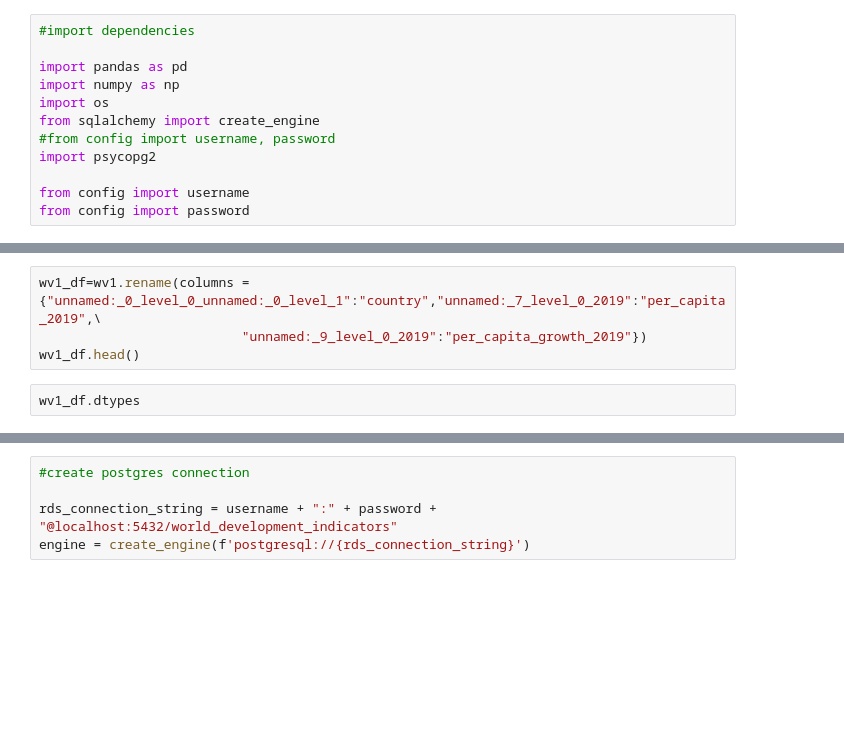
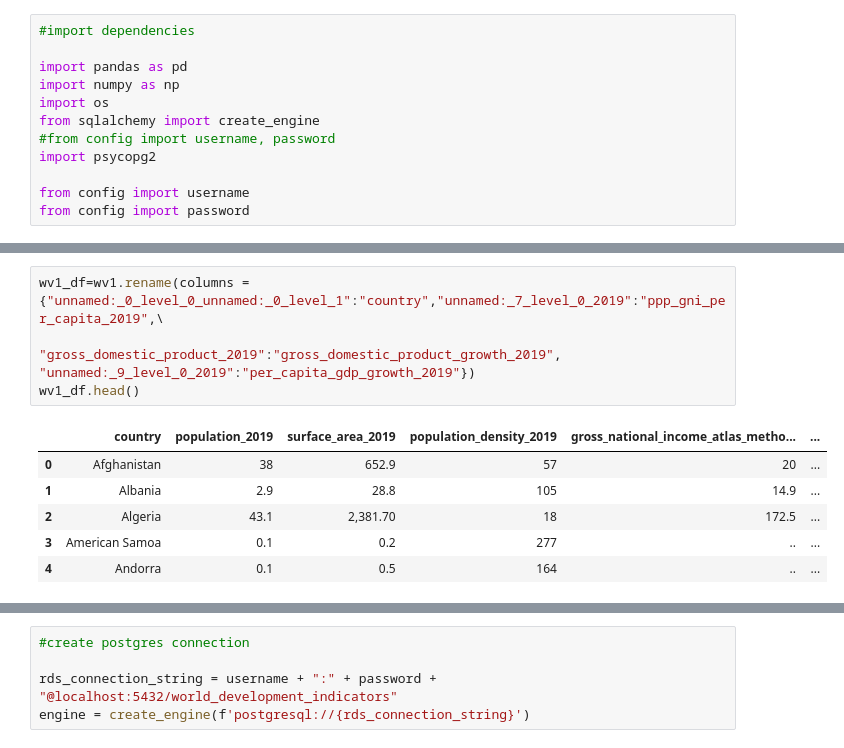
Before and after one commit to eldridgesje/etl-project, a Jupyter notebook: etl_notebook.ipynb, the cells around one changed output, grey strips where cells are left out. Saved outputs shown, nothing was run; the diff lists cells and outputs as text; blank space fills up the shorter version.

```diff
--- a/etl_notebook.ipynb
+++ b/etl_notebook.ipynb
@@ -27,9 +49,14 @@ wv1.head()
 # %%
-wv1_df=wv1.rename(columns ={"unnamed:_0_level_0_unnamed:_0_level_1":"country","unnamed:_7_level_0_2019":"per_capita_2019",\
-                          "unnamed:_9_level_0_2019":"per_capita_growth_2019"})
+wv1_df=wv1.rename(columns ={"unnamed:_0_level_0_unnamed:_0_level_1":"country","unnamed:_7_level_0_2019":"ppp_gni_per_capita_2019",\
+                          "gross_domestic_product_2019":"gross_domestic_product_growth_2019", "unnamed:_9_level_0_2019":"per_capita_gdp_growth_2019"})
 wv1_df.head()
+# %% [output]
+|  | country | population_2019 | surface_area_2019 | population_density_2019 | gross_national_income_atlas_metho... | ... |
+| 0 | Afghanistan | 38 | 652.9 | 57 | 20 | ... |
+| 1 | Albania | 2.9 | 28.8 | 105 | 14.9 | ... |
+| 2 | Algeria | 43.1 | 2,381.70 | 18 | 172.5 | ... |
+| 3 | American Samoa | 0.1 | 0.2 | 277 | .. | ... |
+| 4 | Andorra | 0.1 | 0.5 | 164 | .. | ... |
-# %%
-wv1_df.dtypes
 # %%
 #read poverty data file
 
```
Also changed, not shown: parts of 20 cells of this notebook, 6 other files.
